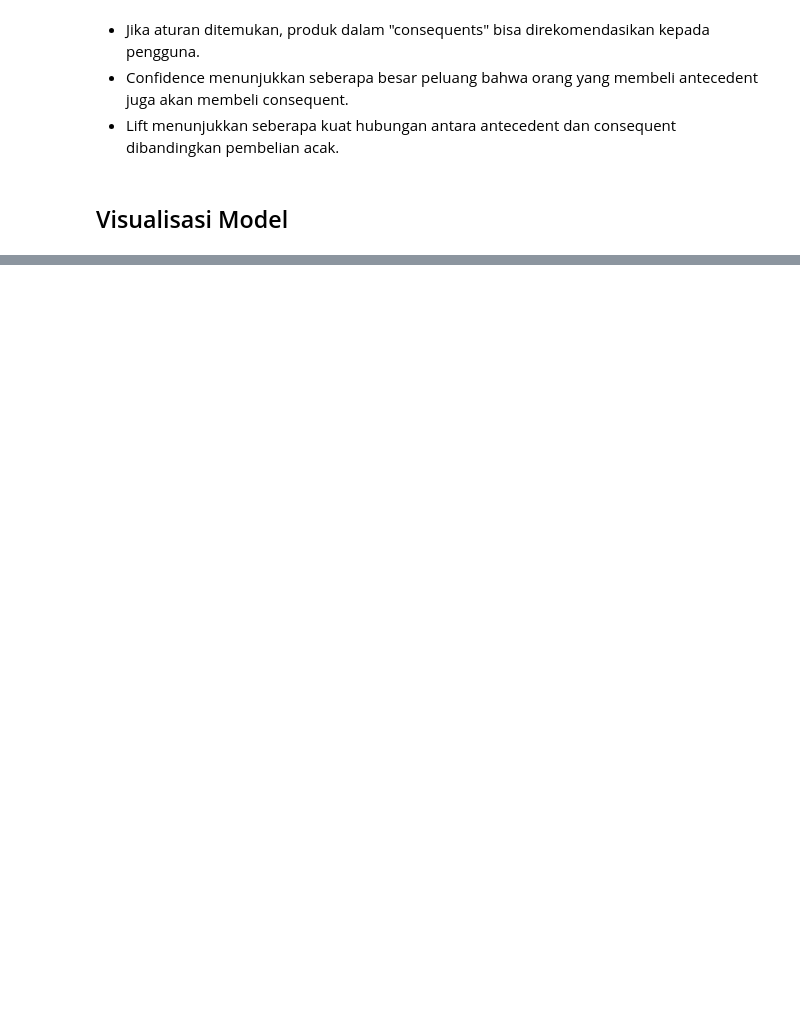
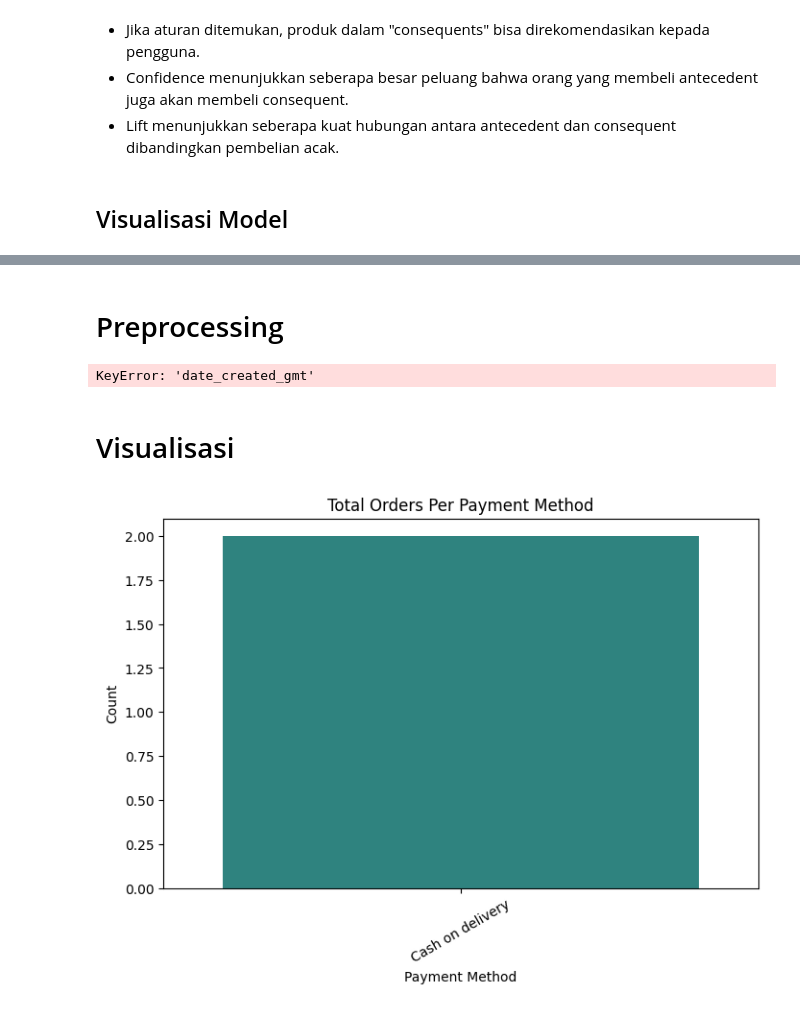
Before and after one commit to Leo42night/uas-data-mining, a Jupyter notebook: notebook.ipynb, the cells around one changed output, grey strips where cells are left out. Cells and saved outputs as stored; diff of their text form; code cells hidden in the pictures; blank space fills up the shorter version.

```diff
--- a/notebook.ipynb
+++ b/notebook.ipynb
@@ -837,0 +1048,9 @@ plt.show()
+# %%
+df = pd.read_csv('fact_sales_v2.csv', sep=';')
+print(f"DF: {df.shape[0]} rows x {df.shape[1]} columns")
+display(df.info()) # tipe data sesuai (object bisa diubah ke category)
+display(df.head())
+display(df.describe().T) # nilai right skewed
+
+print(df.duplicated().sum()) # no duplicate
+print(df.isna().sum()) # no missing value
@@ -837,0 +1305,33 @@ plt.show()
+# %% [markdown]
+# Preprocessing
+# %%
+df2 = df.copy()
+
+# Convert date columns to datetime format
+df2["date_created_gmt"] = pd.to_datetime(df2["date_created_gmt"])
+df2["date_updated_gmt"] = pd.to_datetime(df2["date_updated_gmt"])
+
+# Fill missing values (Example: transaction_id)
+# df2.loc[:, "transaction_id"] = df2["transaction_id"].astype(str).fillna("Unknown")
+df2["transaction_id"] = df2["transaction_id"].astype("object").fillna("Unknown")
+
+# Convert numeric columns
+df2["tax_amount"] = pd.to_numeric(df2["tax_amount"], errors='coerce')
+df2["total_amount"] = pd.to_numeric(df2["total_amount"], errors='coerce')
+
+# Display cleaned df2
+df2.info()
+# %% [output]
+KeyError: 'date_created_gmt'
+# %% [markdown]
+# Visualisasi
+# %%
+plt.figure(figsize=(8, 5))
+sns.countplot(x="payment_method_title", data=df, palette="viridis", hue="payment_method_title")
+plt.title("Total Orders Per Payment Method")
+plt.xlabel("Payment Method")
+plt.ylabel("Count")
+plt.xticks(rotation=30)
+plt.show()
+# %% [output]
+[figure, added]
```
Also changed, not shown: parts of 39 cells of this notebook, 5 other files.
